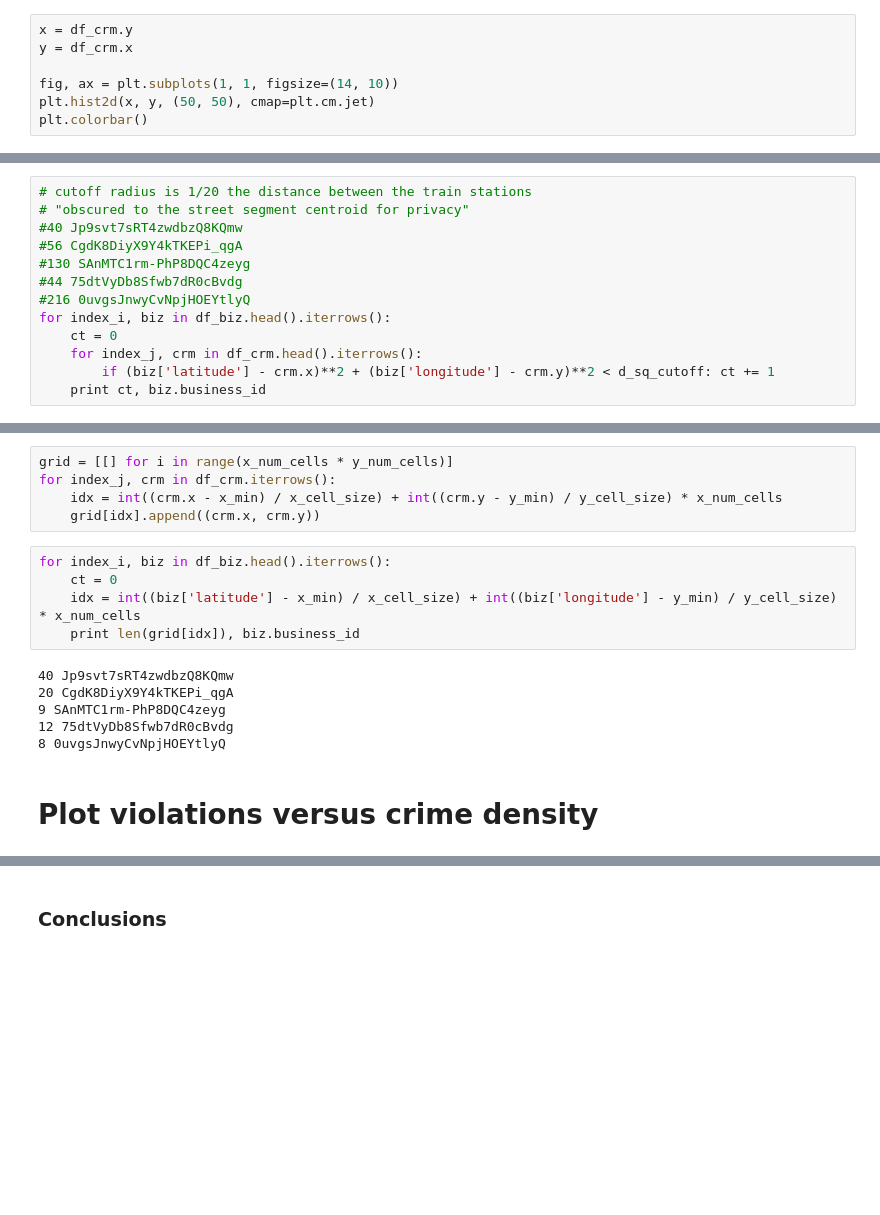
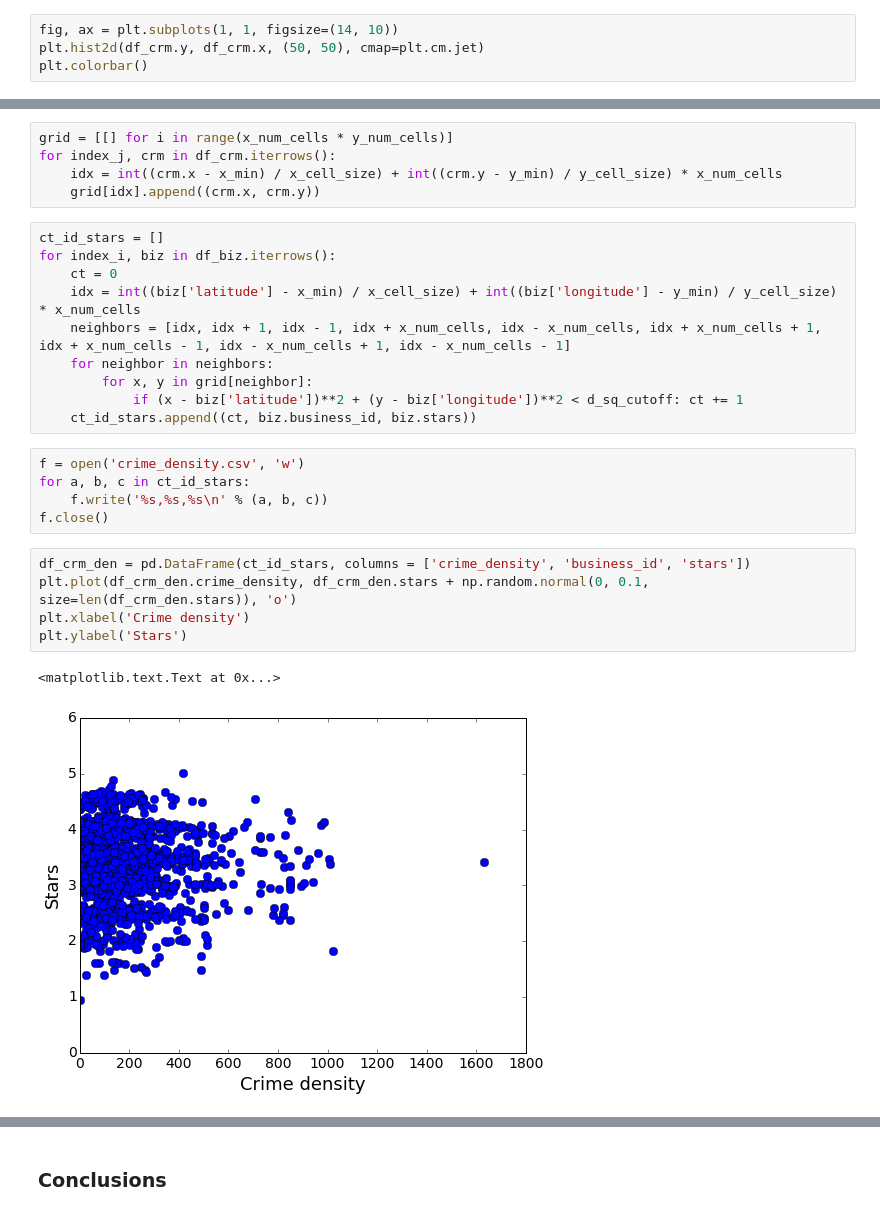
Before and after one commit to jhalverson/data_science, a Jupyter notebook: project_boston_restaurants/part_2_yelp_business_data.ipynb, the cells around one changed output, grey strips where cells are left out. Cells and saved outputs as stored; diff of their text form; blank space fills up the shorter version.

Commit message:
Half-way through write-up

```diff
--- a/project_boston_restaurants/part_2_yelp_business_data.ipynb
+++ b/project_boston_restaurants/part_2_yelp_business_data.ipynb
@@ -457,11 +496,8 @@ x                                 0
 y                                 0
 dtype: int64
 # %%
-x = df_crm.y
-y = df_crm.x
-
 fig, ax = plt.subplots(1, 1, figsize=(14, 10))
-plt.hist2d(x, y, (50, 50), cmap=plt.cm.jet)
+plt.hist2d(df_crm.y, df_crm.x, (50, 50), cmap=plt.cm.jet)
 plt.colorbar()
 # %% [output]
 <matplotlib.colorbar.Colorbar instance at 0x...>
@@ -518,13 +555,0 @@ d_sq_cutoff = d_sq / 400
-# %%
-# cutoff radius is 1/20 the distance between the train stations
-# "obscured to the street segment centroid for privacy"
-#40 Jp9svt7sRT4zwdbzQ8KQmw
-#56 CgdK8DiyX9Y4kTKEPi_qgA
-#130 SAnMTC1rm-PhP8DQC4zeyg
-#44 75dtVyDb8Sfwb7dR0cBvdg
-#216 0uvgsJnwyCvNpjHOEYtlyQ
-for index_i, biz in df_biz.head().iterrows():
-    ct = 0
-    for index_j, crm in df_crm.head().iterrows():
-        if (biz['latitude'] - crm.x)**2 + (biz['longitude'] - crm.y)**2 < d_sq_cutoff: ct += 1
-    print ct, biz.business_id
@@ -556,16 +568,26 @@ grid = [[] for i in range(x_num_cells * y_num_cells)]
 for index_j, crm in df_crm.iterrows():
     idx = int((crm.x - x_min) / x_cell_size) + int((crm.y - y_min) / y_cell_size) * x_num_cells
     grid[idx].append((crm.x, crm.y))
-# %%
-for index_i, biz in df_biz.head().iterrows():
-    ct = 0
-    idx = int((biz['latitude'] - x_min) / x_cell_size) + int((biz['longitude'] - y_min) / y_cell_size) * x_num_cells
-    print len(grid[idx]), biz.business_id
-# %% [output]
-40 Jp9svt7sRT4zwdbzQ8KQmw
-20 CgdK8DiyX9Y4kTKEPi_qgA
-9 SAnMTC1rm-PhP8DQC4zeyg
-12 75dtVyDb8Sfwb7dR0cBvdg
-8 0uvgsJnwyCvNpjHOEYtlyQ
-# %% [markdown]
-# Plot violations versus crime density
+# %%
+ct_id_stars = []
+for index_i, biz in df_biz.iterrows():
+    ct = 0
+    idx = int((biz['latitude'] - x_min) / x_cell_size) + int((biz['longitude'] - y_min) / y_cell_size) * x_num_cells
+    neighbors = [idx, idx + 1, idx - 1, idx + x_num_cells, idx - x_num_cells, idx + x_num_cells + 1, idx + x_num_cells - 1, idx - x_num_cells + 1, idx - x_num_cells - 1]
+    for neighbor in neighbors:
+        for x, y in grid[neighbor]:
+            if (x - biz['latitude'])**2 + (y - biz['longitude'])**2 < d_sq_cutoff: ct += 1
+    ct_id_stars.append((ct, biz.business_id, biz.stars))
+# %%
+f = open('crime_density.csv', 'w')
+for a, b, c in ct_id_stars:
+    f.write('%s,%s,%s\n' % (a, b, c))
+f.close()
+# %%
+df_crm_den = pd.DataFrame(ct_id_stars, columns = ['crime_density', 'business_id', 'stars'])
+plt.plot(df_crm_den.crime_density, df_crm_den.stars + np.random.normal(0, 0.1, size=len(df_crm_den.stars)), 'o')
+plt.xlabel('Crime density')
+plt.ylabel('Stars')
+# %% [output]
+<matplotlib.text.Text at 0x...>
+[figure, added]
```
Also changed, not shown: parts of 20 cells of this notebook, 3 other files.
